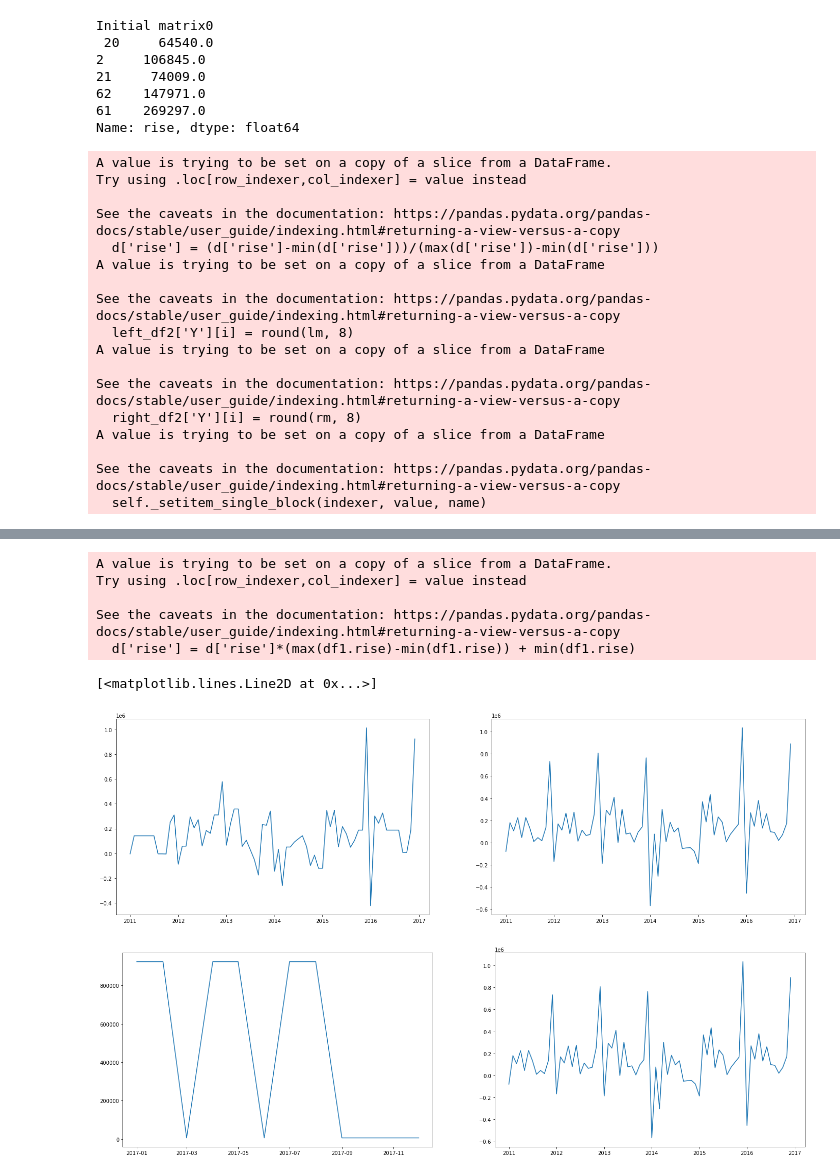
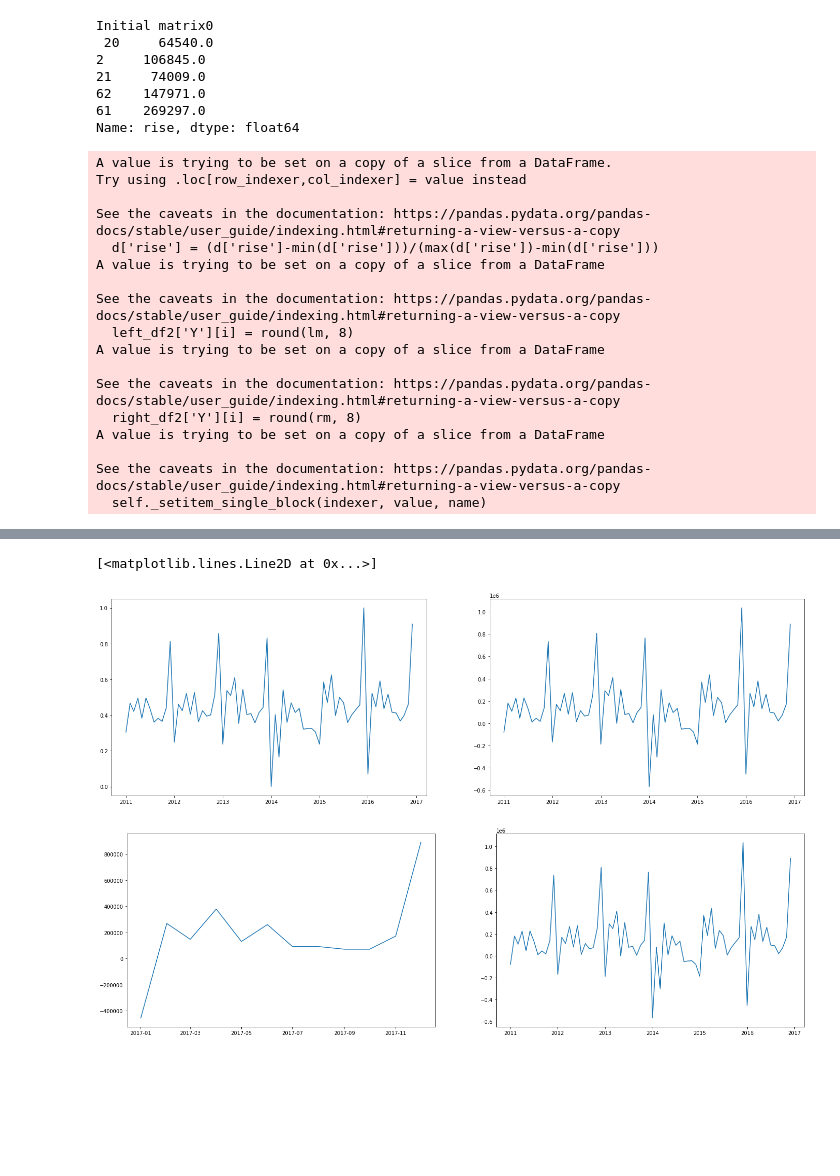
Before and after one commit to chedreem/ML-projects, a Jupyter notebook: RegressionTree.ipynb, the cells around one changed output, grey strips where cells are left out. Saved outputs shown, nothing was run; the diff lists cells and outputs as text; code cells hidden in the pictures; blank space fills up the shorter version.

```diff
--- a/RegressionTree.ipynb
+++ b/RegressionTree.ipynb
@@ -406,7 +406,7 @@ class NodeRegression():
 # %%
 # credits for this part also to Eligijus Bujokas
 col_names = ['date','rise','Доходность ОФЗ по сроку до 1 года','Ключевая ставка','Ставка по вкладам в долларах до 1 года','StavkaVRub','Нефть марки Юралс, долл./барр','Индекс потребительских цен, ед.','М0, руб','М2, руб','Курс доллара к рублю, руб','Номинальная средняя з/п, руб']
-
+features = ['Ключевая ставка','Ставка по вкладам в долларах до 1 года','StavkaVRub','Индекс потребительских цен, ед.','Курс доллара к рублю, руб','Номинальная средняя з/п, руб']
 # Reading data
 d = pd.read_csv("/home/man/Desktop/fromdesk/bst_ds.csv",sep=';', header = 0, decimal=',', names=col_names, usecols=col_names)
 
@@ -418,13 +418,12 @@ df1['year'] = df1['date'].dt.year
 d = df1[df1['rise'].notna()]   ## ---- there he removed rows, where values in column 'PUT_COLUMNNAME_HERE' were unknown, so be careful
 # initial prediction 0
 # Constructing the X and Y matrices
-features = ['Доходность ОФЗ по сроку до 1 года','StavkaVRub','Курс доллара к рублю, руб']
 # Ensuring the correct types
 #for ft in features:
 #    d[ft] = pd.to_numeric(d[ft])
 # Constructing the X and Y matrices
 
-X = d[features]   #   X := x_train
+X = d.drop(['date','rise','year','Доходность ОФЗ по сроку до 1 года','Нефть марки Юралс, долл./барр','М0, руб','М2, руб'],axis=1)    #   X := x_train
 Y = d['rise']     #   Y := y_train
 
 print('Initial matrix0\n', d.rise.sample(5, random_state = 7))
@@ -440,20 +439,19 @@ Y = Y.reset_index(drop=True)   # ------ it needed for right displaying of indexe
 
 test_d = df1[df1.rise.isnull()]
 X_test = test_d.drop(['rise'],axis=1)
-X_test = X_test[features]
+X_test = X_test.drop(['date','year','Доходность ОФЗ по сроку до 1 года','Нефть марки Юралс, долл./барр','М0, руб','М2, руб'], axis = 1)
 matrix0 = X.copy()
 matrix0['Y'] = Y.copy()
 #print(matrix0.iloc[:,2])      df.loc[row_indexer,column_indexer]
 #print(matrix0.iloc[2,:])
 target = 'rise'
 # Initiating the Node
-root = NodeRegression(Y, X, matrix0, max_depth=4, min_samples_split=20)
+root = NodeRegression(Y, X, matrix0, max_depth=22, min_samples_split=5)
 root.grow_tree()
 trained_matrix = root.fit(target) # потом замени trained_matrix на trained_matrix['Y']
 #Unnormilize back
-trained_matrix['Y'] = trained_matrix['Y']*(max(df1.rise)-min(df1.rise)) + min(df1.rise)
-d['rise'] = d['rise']*(max(df1.rise)-min(df1.rise)) + min(df1.rise)
-
+#trained_matrix['Y'] = trained_matrix['Y']*(max(df1.rise)-min(df1.rise)) + min(df1.rise)
+#d['rise'] = d['rise']*(max(df1.rise)-min(df1.rise)) + min(df1.rise)
 print(trained_matrix.sample(5, random_state = 7))
 
 #range1=(238,270,213,357,57)  #--- rindexes from sample with random_state= 7
@@ -470,20 +468,22 @@ fig, axes = plt.subplots(nrows=1, ncols=2, figsize=(24, 7))
 axes[0].plot(x1, y1)
 axes[1].plot(x2, y2)
 
-
-
 Y_pred = root.predict(X_test)
-print(Y_pred)
-test_d.loc[test_d.rise.isnull(), "rise"] = Y_pred
+Y_pred = pd.DataFrame(Y_pred)
+Y_pred = Y_pred.apply(pd.to_numeric, args=('coerce',))
+#Unnormilize back
+Y_pred = Y_pred*(max(df1.rise)-min(df1.rise)) + min(df1.rise)
 #GRAPH
-
-x1 = [i for i in test_d['date']]
-y1 = [f for f in Y_pred]
-x2 = [i for i in df1['date']]
-y2 = [f for f in df1['rise']]
+test_d = test_d.reset_index(drop=True)
+test_d["rise"] = Y_pred
+print(test_d["rise"])
+x3 = [i for i in test_d['date']]
+y3 = [f for f in test_d['rise']]
+x4 = [i for i in df1['date']]
+y4 = [f for f in df1['rise']]
 fig, axes = plt.subplots(nrows=1, ncols=2, figsize=(24, 7))
-axes[0].plot(x1, y1)
-axes[1].plot(x2, y2)
+axes[0].plot(x3, y3)
+axes[1].plot(x4, y4)
 # %% [output]
 Initial matrix0
  20     64540.0
@@ -529,8 +529,3 @@ See the caveats in the documentation: https://pandas.pydata.org/pandas-docs/stab
-A value is trying to be set on a copy of a slice from a DataFrame.
-Try using .loc[row_indexer,col_indexer] = value instead
-
-See the caveats in the documentation: https://pandas.pydata.org/pandas-docs/stable/user_guide/indexing.html#returning-a-view-versus-a-copy
-  d['rise'] = d['rise']*(max(df1.rise)-min(df1.rise)) + min(df1.rise)
+[<matplotlib.lines.Line2D at 0x...>]
-[<matplotlib.lines.Line2D at 0x...>]
-[figure, old version]
+[figure, new version]
-[figure, old version]
+[figure, new version]
```
Also changed, not shown: parts of 1 cell of this notebook.
